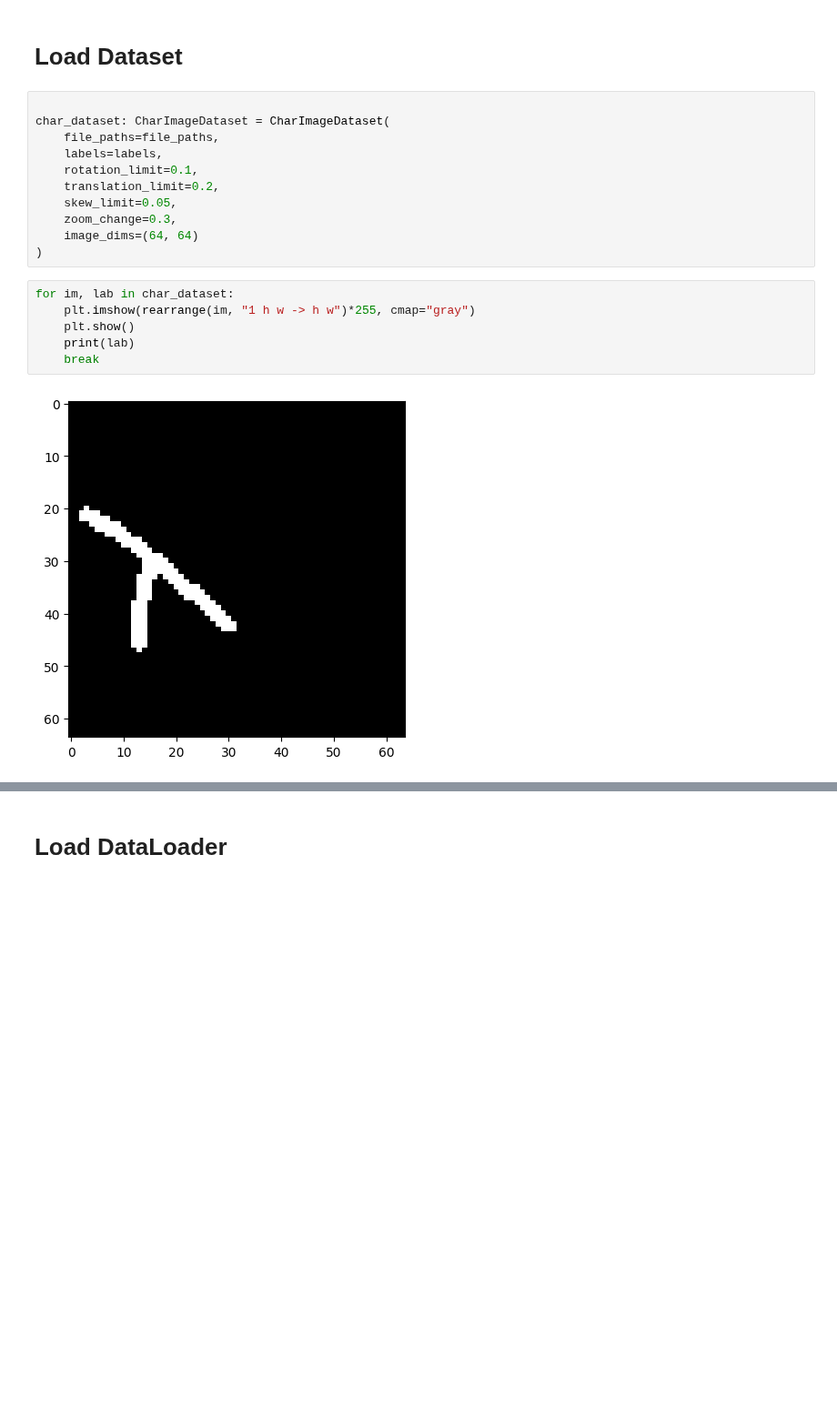
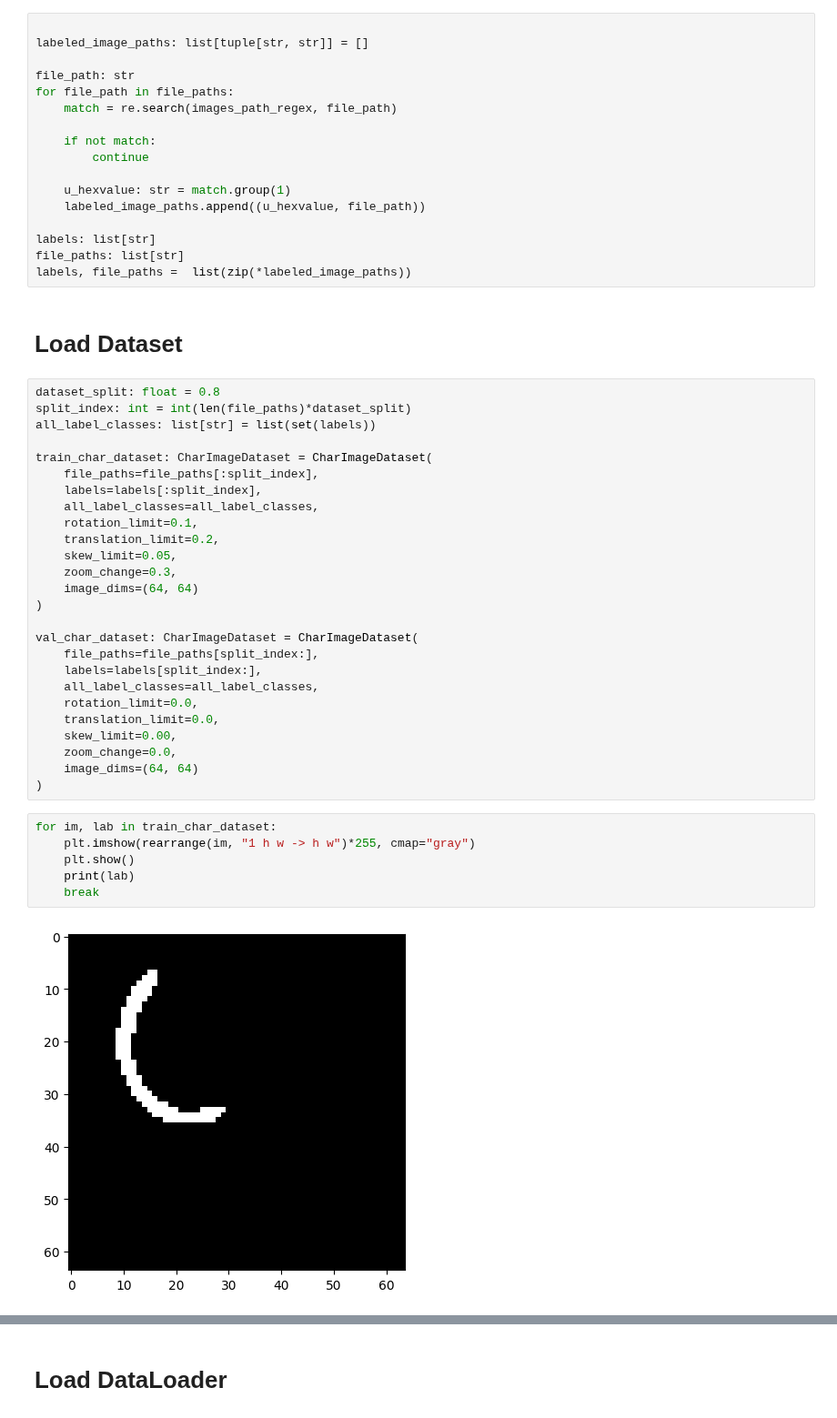
Before and after one commit to A-Team-Name/ocr-model-training, a Jupyter notebook: src/cnn/main.ipynb, the cells around one changed output, grey strips where cells are left out. Shown at 91% size. Saved outputs shown, nothing was run; the diff lists cells and outputs as text; blank space fills up the shorter version.

```diff
--- a/src/cnn/main.ipynb
+++ b/src/cnn/main.ipynb
@@ -50,21 +42,53 @@ file_paths: list[str] = [
+# %%
+
+labeled_image_paths: list[tuple[str, str]] = []
+
+file_path: str
+for file_path in file_paths:
+    match = re.search(images_path_regex, file_path)
+
+    if not match:
+        continue
+
+    u_hexvalue: str = match.group(1)
+    labeled_image_paths.append((u_hexvalue, file_path))
+
+labels: list[str]
+file_paths: list[str]
+labels, file_paths =  list(zip(*labeled_image_paths))
 # %% [markdown]
 # Load Dataset
 # %%
+dataset_split: float = 0.8
+split_index: int = int(len(file_paths)*dataset_split)
+all_label_classes: list[str] = list(set(labels))
 
-char_dataset: CharImageDataset = CharImageDataset(
-    file_paths=file_paths,
-    labels=labels,
+train_char_dataset: CharImageDataset = CharImageDataset(
+    file_paths=file_paths[:split_index],
+    labels=labels[:split_index],
+    all_label_classes=all_label_classes,
     rotation_limit=0.1,
     translation_limit=0.2,
     skew_limit=0.05,
     zoom_change=0.3,
     image_dims=(64, 64)
 )
+
+val_char_dataset: CharImageDataset = CharImageDataset(
+    file_paths=file_paths[split_index:],
+    labels=labels[split_index:],
+    all_label_classes=all_label_classes,
+    rotation_limit=0.0,
+    translation_limit=0.0,
+    skew_limit=0.00,
+    zoom_change=0.0,
+    image_dims=(64, 64)
+)
 # %%
-for im, lab in char_dataset:
+for im, lab in train_char_dataset:
     plt.imshow(rearrange(im, "1 h w -> h w")*255, cmap="gray")
     plt.show()
     print(lab)
     break
 # %% [output]
-[figure, old version]
+[figure, new version]
```
Also changed, not shown: parts of 8 cells of this notebook, 2 other files.
